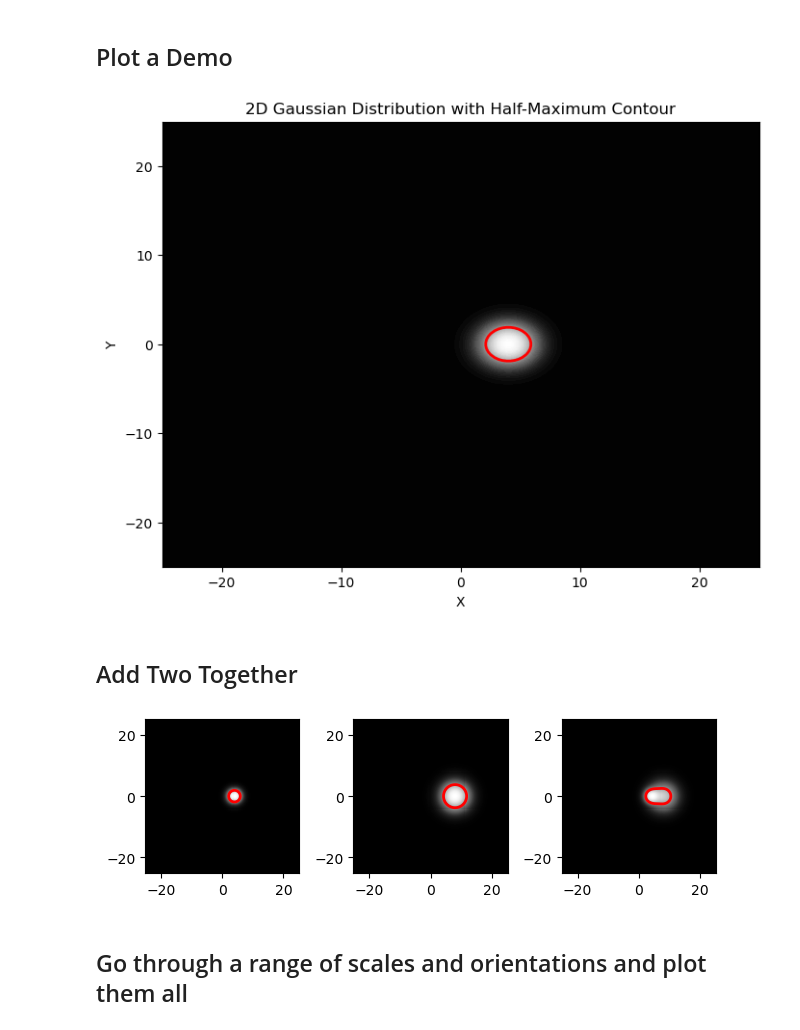
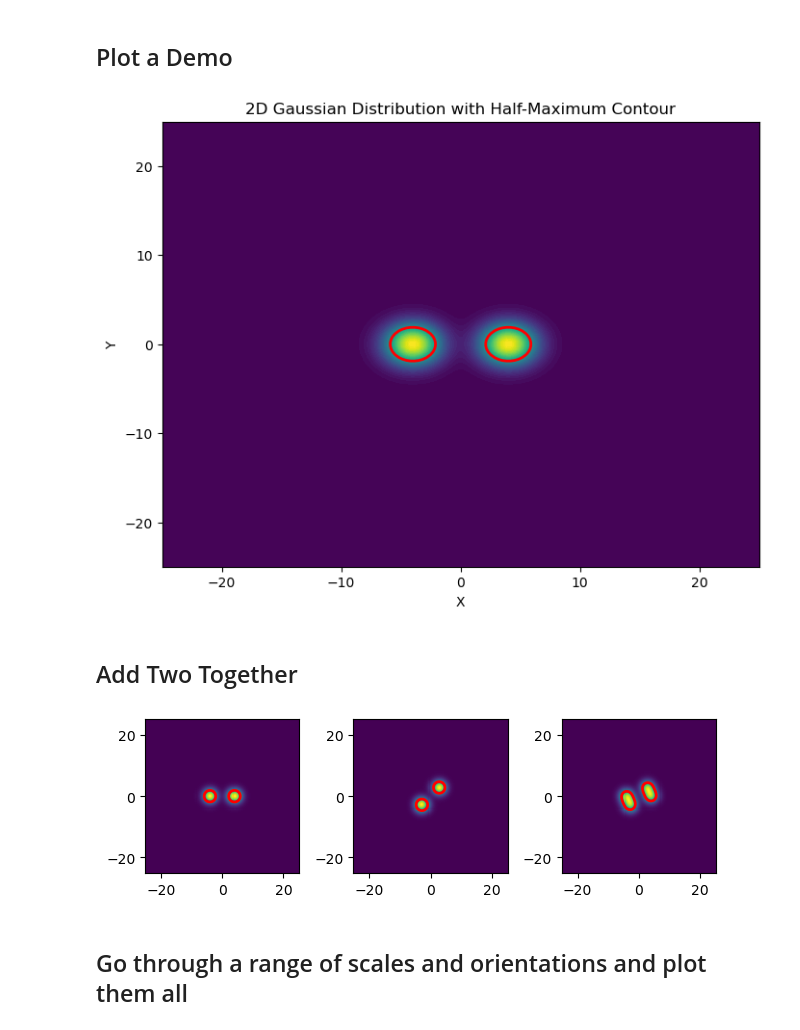
Before and after one commit to vdutell/linearfiltering, a Jupyter notebook: FreqSpaceDefinedFilers.ipynb, the cells around one changed output. Drawn from its saved outputs; the diff is of its cells as text; code cells hidden in the pictures.

```diff
--- a/FreqSpaceDefinedFilers.ipynb
+++ b/FreqSpaceDefinedFilers.ipynb
@@ -40,51 +11,93 @@ def polar_gaussian_2d(xs,yx,scale, orientation):
+# %%
+def gauss_filter_2d(x, y, mu_x, mu_y, sigma_x, sigma_y, norm=True):
+    response = np.exp(-((x - mu_x)**2 / (2 * sigma_x**2) + (y - mu_y)**2 / (2 * sigma_y**2)))
+    if norm:
+        reseponse = response / (sigma_x * sigma_y * 2*np.pi)
+    return(response)
+
+def pol2cart(rho, phi):
+    x = rho * np.cos(phi)
+    y = rho * np.sin(phi)
+    return x, y
+
+def cart2pol(x, y):
+    rho = np.sqrt(x**2 + y**2)
+    phi = np.arctan2(y, x)
+    return(rho, phi)
+
+def polar_gaussian_2d(xs,ys, scale, orientation, phase_offset=0, norm=True):
+    #calculte the center of the gaussian
+    mu_x, mu_y = pol2cart(scale,orientation)
+    #by scaling of 0.4 for V1 (freeman & simoncelli), the sigma width should be 0.4 of the radius (is this right?)
+    scaling_factor = 0.4
+    filt_sigma = scale * scaling_factor
+    filt = gauss_filter_2d(xs,ys,mu_x,mu_y,filt_sigma,filt_sigma,norm=norm)
+    #add phase offset
+    filt = filt * np.exp(1j * phase_offset)
+    return(filt)
+
+def quadrature_gaussian_filter(xs, ys, scale, orientation,norm=True):
+    # Real part: Gaussian with no phase shift
+    filter_real = polar_gaussian_2d(xs, ys, scale, orientation, phase_offset=3*np.pi/4,norm=True)
+    # Imaginary part: Gaussian with a 90-degree phase shift
+    filter_imag = polar_gaussian_2d(xs, ys, scale, orientation+np.pi, phase_offset=np.pi/4,norm=True)
+    # Combine into a complex filter
+    filter = filter_real + 1j*filter_imag
+    return filter
 # %% [markdown]
 ## Plot a Demo
 # %%
 #setup space and time progression
 space = np.linspace(-25,25,num=150)
 time = np.linspace(-25,25,num=150)
 xs,ys = np.meshgrid(space,time)
 #pick a scale and orientation
 scale = 4
 orientation = 0
 
 # Calculate the 2D Gaussian surface
-filter = polar_gaussian_2d(xs, ys, scale, orientation)
+filter = quadrature_gaussian_filter(xs, ys, scale, orientation,norm=True)
+#get just the amplitude for now
+filter = np.abs(filter)
 
 # Create the plot
 fig, ax = plt.subplots(figsize=(8, 6))
-contour = ax.contourf(xs, ys, filter, levels=50, cmap='Greys_r')
+contour = ax.contourf(xs, ys, filter, levels=50)
 # cbar = fig.colorbar(conxstoysr)filter# cbar.set_label('Intensity')
 # Add a contour to show where the value is half of the maximum
 half_max_contour = ax.contour(xs, ys, filter, levels=[np.max(filter) / 2], colors='red', linestyles='-', linewidths=2)
 #ax.clabel(half_max_contour, inline=1, fontsize=10, fmt='Half max: %.2f')
 
 # Additional plot settings
 ax.set_title('2D Gaussian Distribution with Half-Maximum Contour')
 ax.set_xlabel('X')
 ax.set_ylabel('Y')
 
 plt.show()
 # %% [output]
-[figure, old version]
+[figure, new version]
 # %% [markdown]
 ## Add Two Together
 # %%
-filter1 = polar_gaussian_2d(xs,ys,4,0)
-filter2 = polar_gaussian_2d(xs,ys,8,0)
+filter1 = quadrature_gaussian_filter(xs,ys,4,0,norm=True)
+filter2 = quadrature_gaussian_filter(xs,ys,4,np.pi/4,norm=True)
+
+#get just the amplitude for now
+filter1 = np.abs(filter1)
+filter2 = np.abs(filter2)
 
 plt.subplot(1,3,1,aspect=1)
-plt.pcolormesh(xs, ys, filter1, shading='auto',cmap='Greys_r')
+plt.pcolormesh(xs, ys, filter1, shading='auto')
 plt.contour(xs,ys, filter1, levels=[np.max(filter1) / 2], colors='red', linestyles='-', linewidths=2)
 plt.subplot(1,3,2,aspect=1)
-plt.pcolormesh(xs,ys, filter2, shading='auto',cmap='Greys_r')
+plt.pcolormesh(xs,ys, filter2, shading='auto')
 plt.contour(xs,ys, filter2, levels=[np.max(filter2) / 2], colors='red', linestyles='-', linewidths=2)
 plt.subplot(1,3,3,aspect=1)
-plt.pcolormesh(xs,ys, filter1 + filter2, shading='auto',cmap='Greys_r')
+plt.pcolormesh(xs,ys, filter1 + filter2, shading='auto')
 plt.contour(xs,ys, filter1 + filter2, levels=[np.max(filter1+filter2) / 2], colors='red', linestyles='-', linewidths=2)
 plt.tight_layout()
 # %% [output]
-[figure, old version]
+[figure, new version]
 # %% [markdown]
 ## Go through a range of scales and orientations and plot them all
 # %%
```
Also changed, not shown: parts of 8 cells of this notebook.
